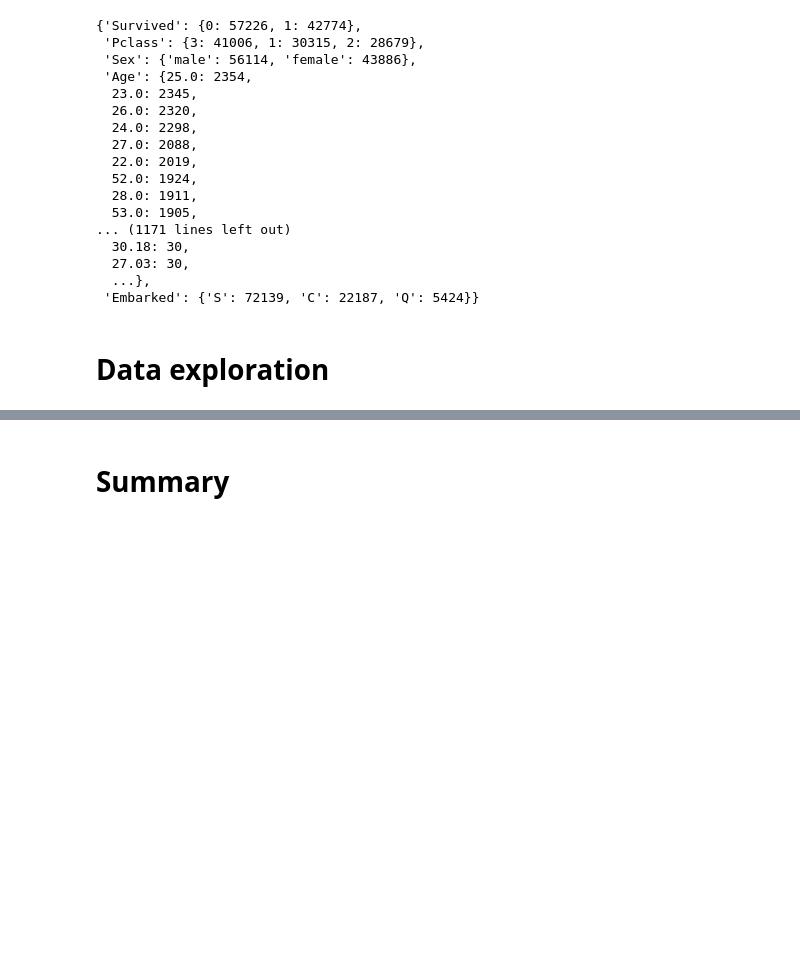
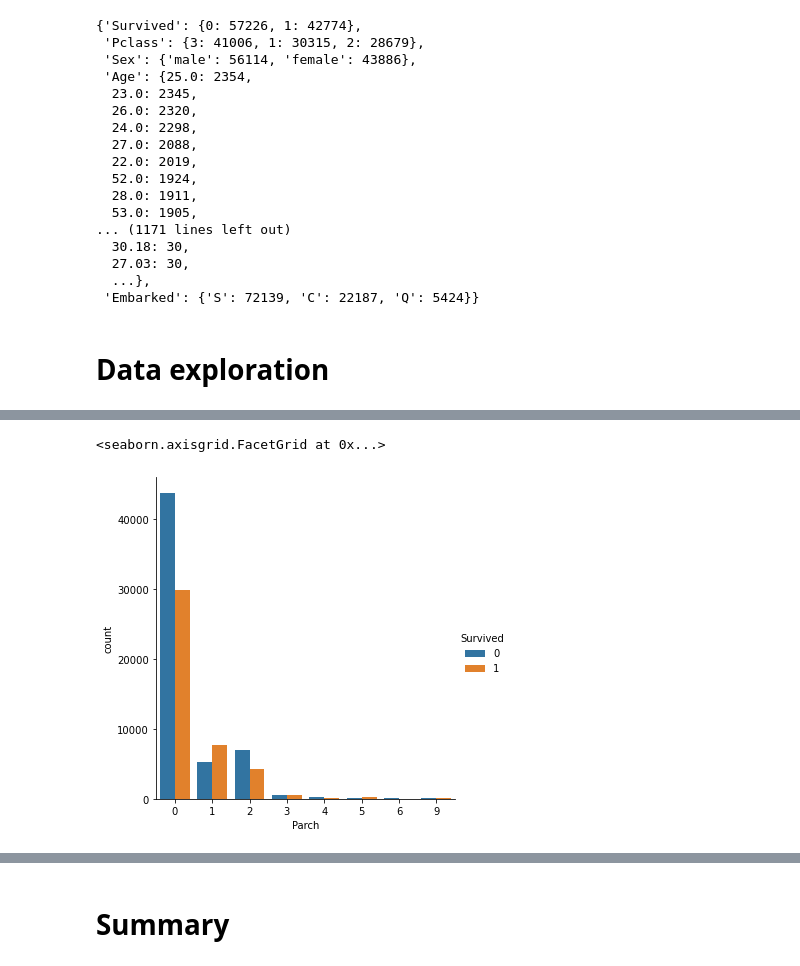
Before and after one commit to angsitt/rs-ml-intro-for-review, a Jupyter notebook: 2_data_exploration/eda.ipynb, the cells around one changed output, grey strips where cells are left out. Cells and saved outputs as stored; diff of their text form; code cells hidden in the pictures; blank space fills up the shorter version.

```diff
--- a/2_data_exploration/eda.ipynb
+++ b/2_data_exploration/eda.ipynb
@@ -123,3 +152,7 @@ df['Embarked'] = df['Embarked'].fillna(df['Embarked'].mode()[0])
 # %%
-sns.catplot('Sex', data=df, hue='Survived', kind='count')
+# Count number of survived by passengers' parent-child feature
+sns.catplot(x='Parch', data=df, hue='Survived', kind='count')
+# %% [output]
+<seaborn.axisgrid.FacetGrid at 0x...>
+[figure, added]
 # %%
```
Also changed, not shown: parts of 20 cells of this notebook.
